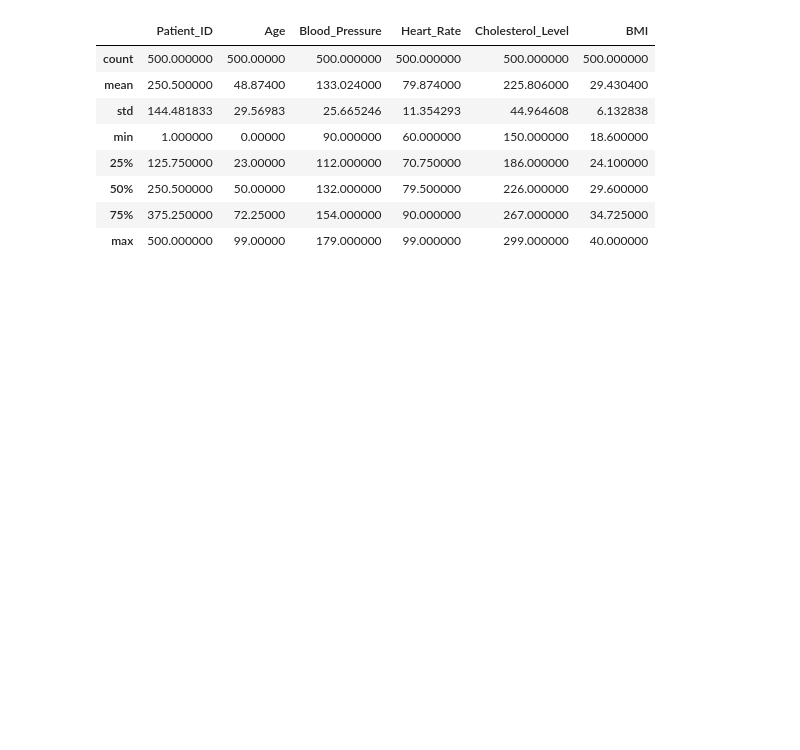
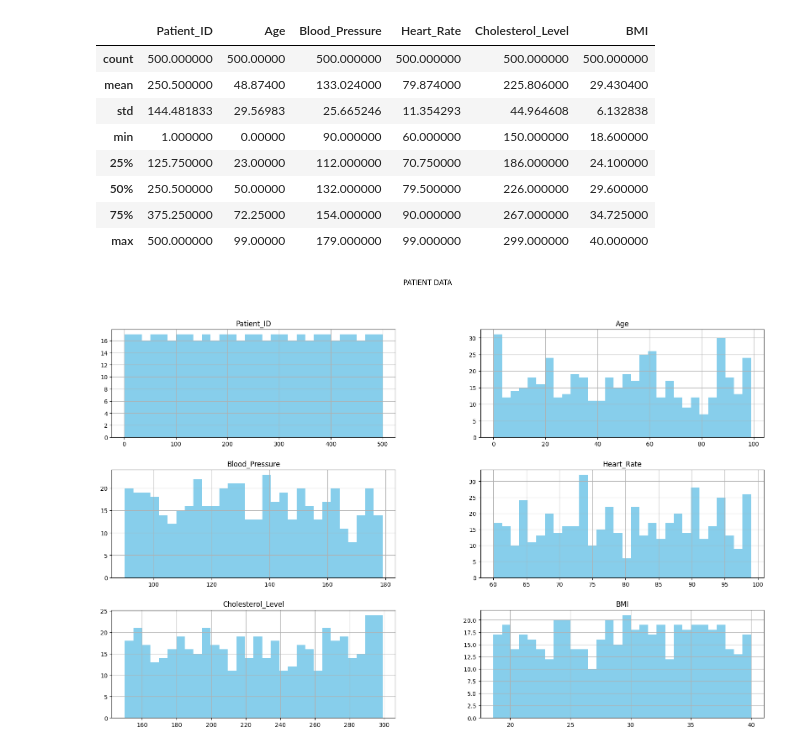
Before and after one commit to toRK25/scikit2, a Jupyter notebook: data.ipynb, the cells around one changed output. Saved outputs shown, nothing was run; the diff lists cells and outputs as text; code cells hidden in the pictures; blank space fills up the shorter version.

```diff
--- a/data.ipynb
+++ b/data.ipynb
@@ -40,3 +47,11 @@ df.describe(
 | 50% | 250.500000 | 50.00000 | 132.000000 | 79.500000 | 226.000000 | 29.600000 |
 | 75% | 375.250000 | 72.25000 | 154.000000 | 90.000000 | 267.000000 | 34.725000 |
 | max | 500.000000 | 99.00000 | 179.000000 | 99.000000 | 299.000000 | 40.000000 |
+# %%
+# Use a single color for all histograms to fix the error
+df.hist(bins=30, figsize=(20, 12), color='skyblue')
+
+plt.suptitle("PATIENT DATA")
+plt.show()
+# %% [output]
+[figure, added]
```
Also changed, not shown: parts of 4 cells of this notebook, 1 other file.
